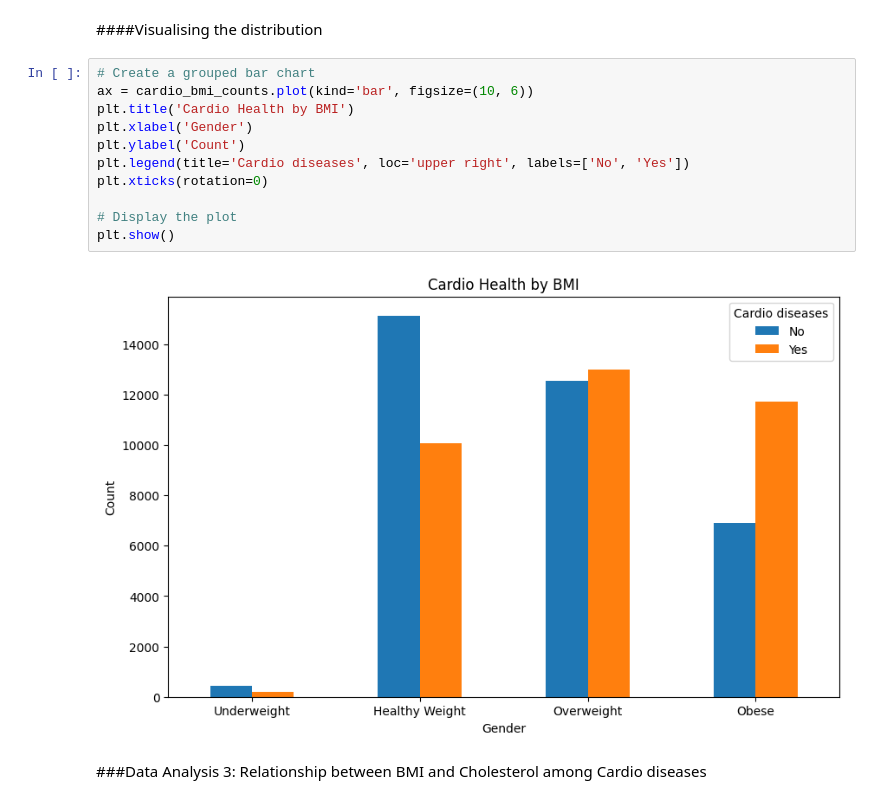
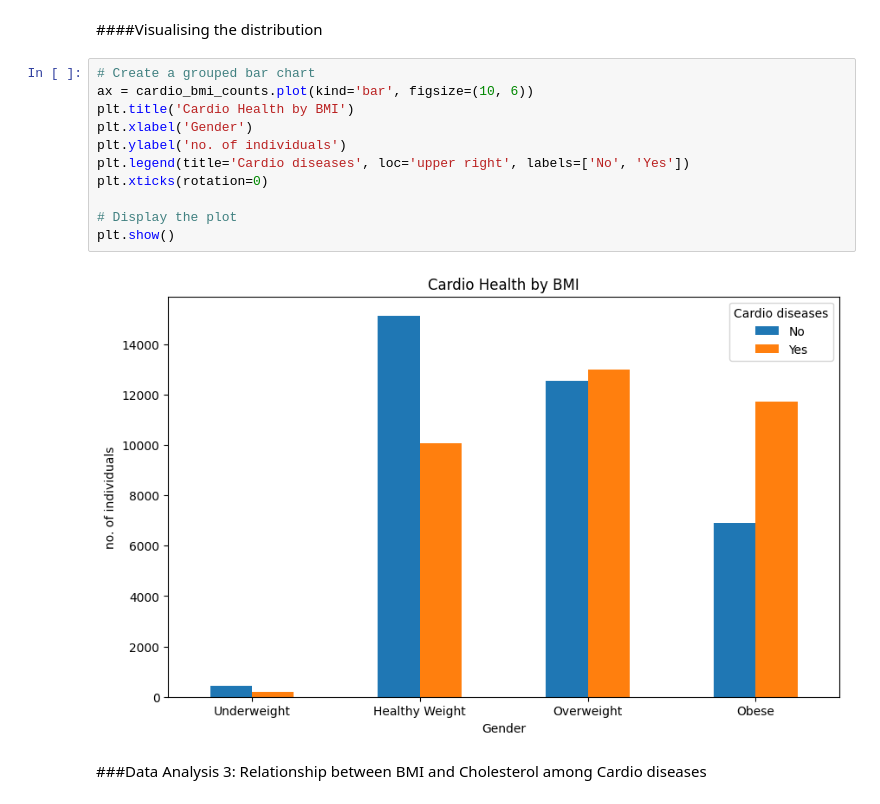
Before and after one commit to w21280485/assignment_a2_2, a Jupyter notebook: Code_Development_Notebook_Wong21280485.ipynb, the cells around one changed output. Cells and saved outputs as stored; diff of their text form.

```diff
--- a/Code_Development_Notebook_Wong21280485.ipynb
+++ b/Code_Development_Notebook_Wong21280485.ipynb
@@ -422,16 +422,16 @@ cardio_bmi_counts
 # %%
 # Create a grouped bar chart
 ax = cardio_bmi_counts.plot(kind='bar', figsize=(10, 6))
 plt.title('Cardio Health by BMI')
 plt.xlabel('Gender')
-plt.ylabel('Count')
+plt.ylabel('no. of individuals')
 plt.legend(title='Cardio diseases', loc='upper right', labels=['No', 'Yes'])
 plt.xticks(rotation=0)
 
 # Display the plot
 plt.show()
 # %% [output]
-[figure, old version]
+[figure, new version]
 # %% [markdown]
 ###Data Analysis 3: Relationship between BMI and Cholesterol among Cardio diseases
 # %% [markdown]
```
Also changed, not shown: parts of 3 cells of this notebook.
